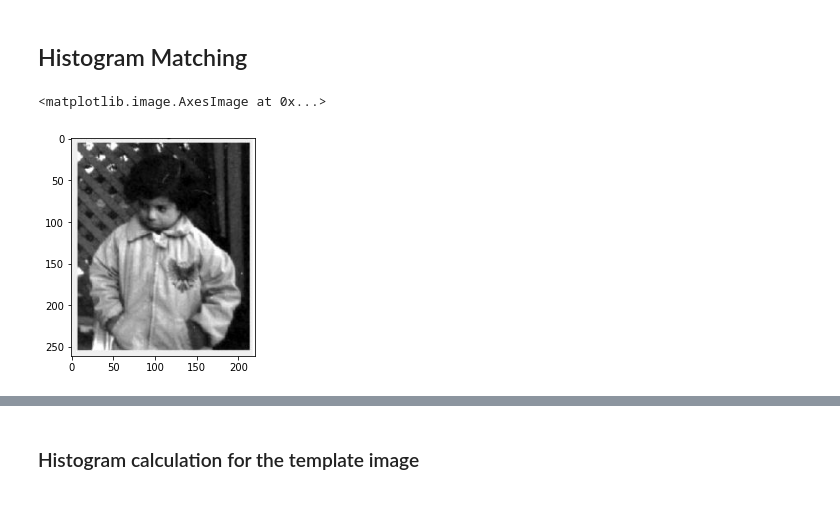
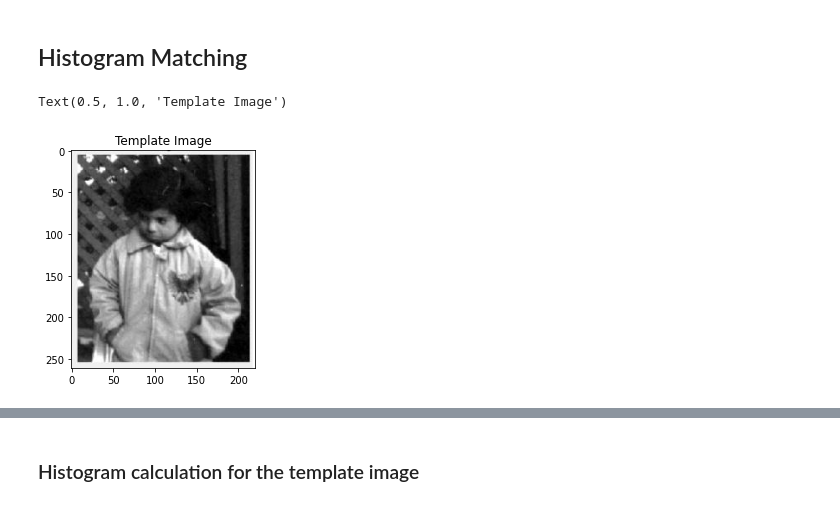
Before and after one commit to rad-mit/CS5102-Digital-Image-Processing-Project, a Jupyter notebook: Assignments/Assignment-5/DIP_Assignment_5.ipynb, the cells around one changed output, grey strips where cells are left out. Drawn from its saved outputs; the diff is of its cells as text; code cells hidden in the pictures.

```diff
--- a/Assignments/Assignment-5/DIP_Assignment_5.ipynb
+++ b/Assignments/Assignment-5/DIP_Assignment_5.ipynb
@@ -180,13 +186,14 @@ plt.show()
 # %%
 url = "https://raw.githubusercontent.com/DeepMechatronics/CS5102-Digital-Image-Processing-Assignment/master/Assignments/Assignment-5/pout-bright.jpg?token=GHSAT0AAAAAABRGXBN32H7IIBTSCZWIYLVYYQIUF7A"
 url_response = urlopen(url)
 img_array = np.array(bytearray(url_response.read()), dtype=np.uint8)
 img_t = cv2.imdecode(img_array, -1)
 
 plt.imshow(img_t[:, :, ::-1])
+plt.title("Template Image")
 # %% [output]
-<matplotlib.image.AxesImage at 0x...>
+Text(0.5, 1.0, 'Template Image')
-[figure, old version]
+[figure, new version]
 # %%
 hgt_r=[0]*256
 hgt_g=[0]*256
```
Also changed, not shown: parts of 7 cells of this notebook.
